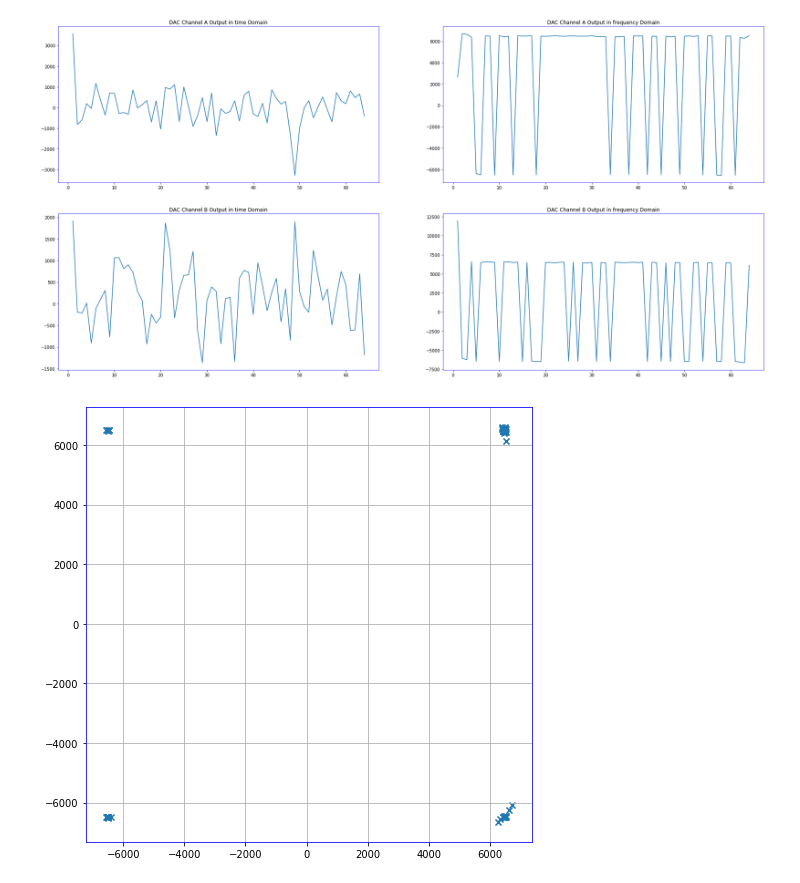
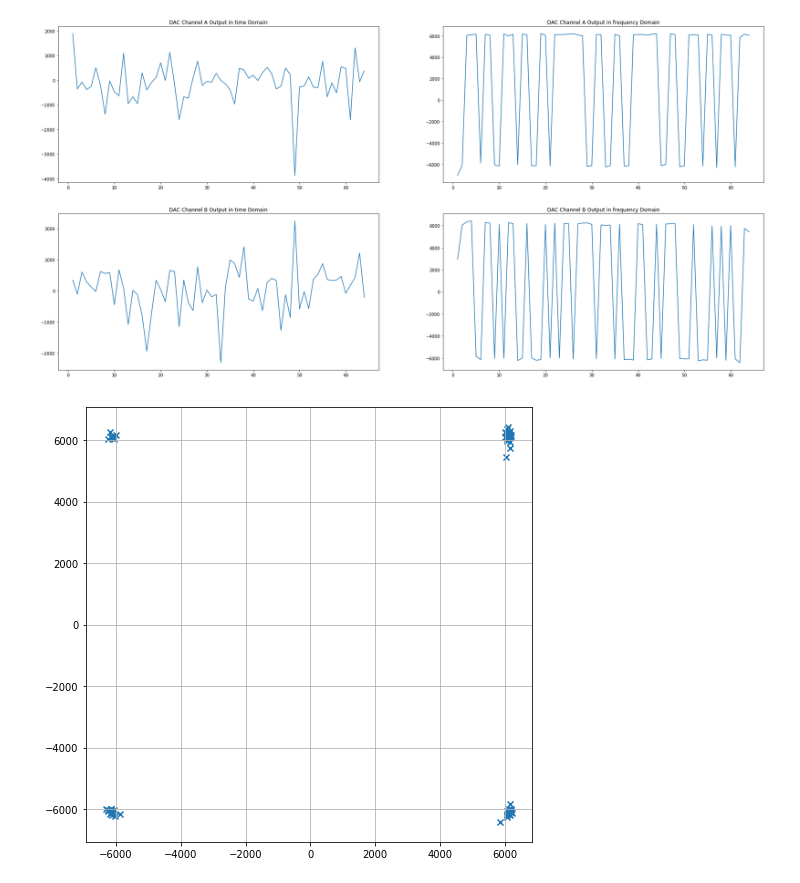
Before and after one commit to CNLHC/DigiC-Transiver, a Jupyter notebook: pyscripts/plotReceiverADInput.ipynb, the cells around one changed output. Saved outputs shown, nothing was run; the diff lists cells and outputs as text; code cells hidden in the pictures.

```diff
--- a/pyscripts/plotReceiverADInput.ipynb
+++ b/pyscripts/plotReceiverADInput.ipynb
@@ -16,8 +17,8 @@ with open('./TransiverDAOutput.csv','r') as fp:
     lengthVector=np.linspace(1,64,64)
     plt.figure(figsize=(30,15))
     plt.subplot(221)
-    real = np.array(csvBuffer[0],dtype=int)[::10]-8192
-    imag = np.array(csvBuffer[1],dtype=int)[::10]-8192
+    real = np.array(csvBuffer[0],dtype=int)[::20]-8192
+    imag = np.array(csvBuffer[1],dtype=int)[::20]-8192
     outSignal = real + imag*1j
     frequencyDomain=np.fft.fft(outSignal)
     plt.plot(lengthVector,real,'-')
@@ -52,5 +53,4 @@ sendData = int(demodOut,2)
 # %%
-dumper.dumpSession(signalPattern=["ADA_D\[(\d+)\]","ADB_D\[(\d+)\]"],condition="range",inf=0,sup=base+7000,outputName="ReceiverADInput")
 def symbolSync(series):
     accu_flag=0
     ma1=0
@@ -68,7 +68,7 @@ def symbolSync(series):
 #             print(ma2,ma2-ma1)
             if(accu_flag):
                 if(abs(ma1-ma2)>th):
-                    return v+5
+                    return v+8
             v2=0
             ma2_accu=0
         else:
@@ -81,16 +81,16 @@ def symbolSync(series):
         else:
             v1=v1+1
 
+dumper.dumpSession(signalPattern=["ADA_D\[(\d+)\]","ADB_D\[(\d+)\]"],condition="range",inf=0,sup=4000,outputName="ReceiverADInput")
 
 with open('./ReceiverADInput.csv','r') as fp:
     csvBuffer=list(csv.reader(fp))
     real = np.negative(np.array(csvBuffer[0],dtype=int))
     imag = np.negative(np.array(csvBuffer[1],dtype=int))
-    print(reagIndex,imagIndex)
     reagIndex=symbolSync(real)
     imagIndex=symbolSync(imag)
-    real = real[reagIndex:reagIndex+639:10]
-    imag = imag[imagIndex:imagIndex+639:10]
+    real = real[reagIndex:reagIndex+1279:20]
+    imag = imag[imagIndex:imagIndex+1279:20]
     outSignal = real + imag*1j
     frequencyDomain=np.fft.fft(outSignal)
     lengthVector=np.linspace(1,64,64)
@@ -133,2 +132,2 @@ with open('./ReceiverADInput.csv','r') as fp:
-[figure, old version]
+[figure, new version]
-[figure, old version]
+[figure, new version]
```
Also changed, not shown: parts of 8 cells of this notebook, 19 other files.
